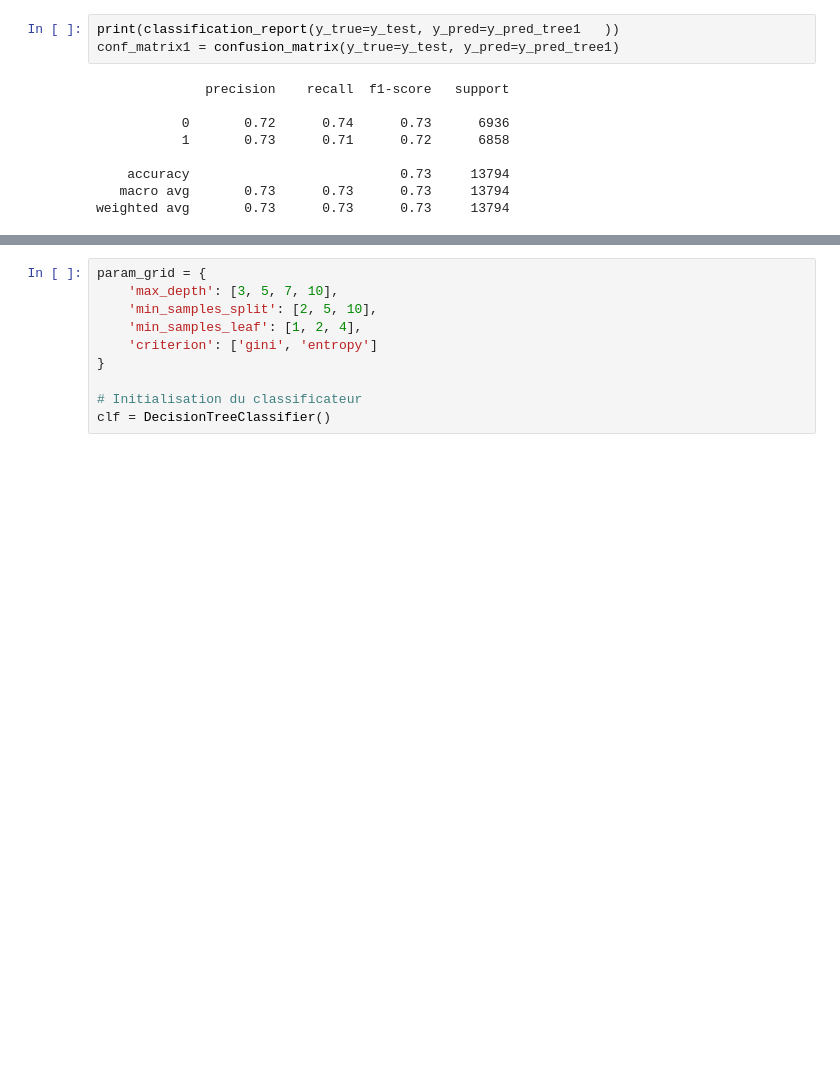
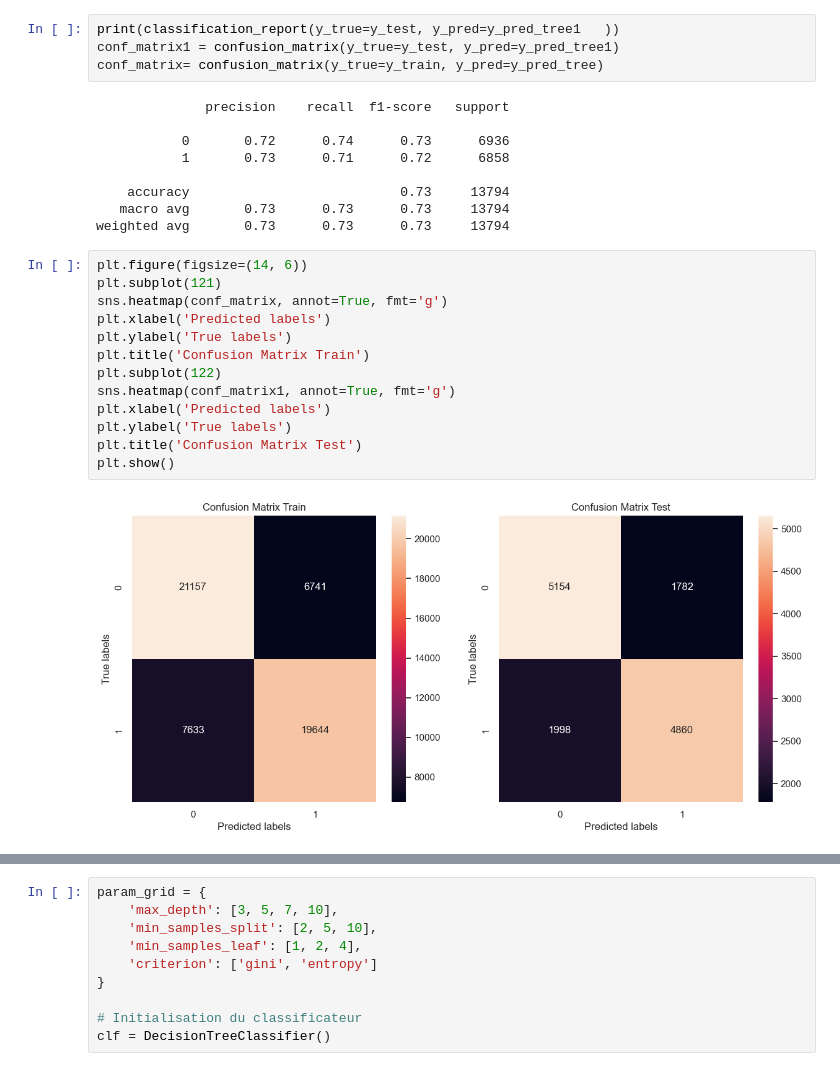
Before and after one commit to alaincrenner/heart_attack, a Jupyter notebook: MaladieCardiaque_SVM.ipynb, the cells around one changed output, grey strips where cells are left out. Drawn from its saved outputs; the diff is of its cells as text; blank space fills up the shorter version.

Commit message:
Add score in Decision Tree

```diff
--- a/MaladieCardiaque_SVM.ipynb
+++ b/MaladieCardiaque_SVM.ipynb
@@ -807,6 +836,7 @@ display(cm_tree1)
 # %%
 print(classification_report(y_true=y_test, y_pred=y_pred_tree1   ))
 conf_matrix1 = confusion_matrix(y_true=y_test, y_pred=y_pred_tree1)
+conf_matrix= confusion_matrix(y_true=y_train, y_pred=y_pred_tree)
 # %% [output]
               precision    recall  f1-score   support
 
@@ -816,3 +846,18 @@ conf_matrix1 = confusion_matrix(y_true=y_test, y_pred=y_pred_tree1)
     accuracy                           0.73     13794
    macro avg       0.73      0.73      0.73     13794
 weighted avg       0.73      0.73      0.73     13794
+# %%
+plt.figure(figsize=(14, 6))
+plt.subplot(121)
+sns.heatmap(conf_matrix, annot=True, fmt='g')
+plt.xlabel('Predicted labels')
+plt.ylabel('True labels')
+plt.title('Confusion Matrix Train')
+plt.subplot(122)
+sns.heatmap(conf_matrix1, annot=True, fmt='g')
+plt.xlabel('Predicted labels')
+plt.ylabel('True labels')
+plt.title('Confusion Matrix Test')
+plt.show()
+# %% [output]
+[figure, added]
```
Also changed, not shown: parts of 17 cells of this notebook.
